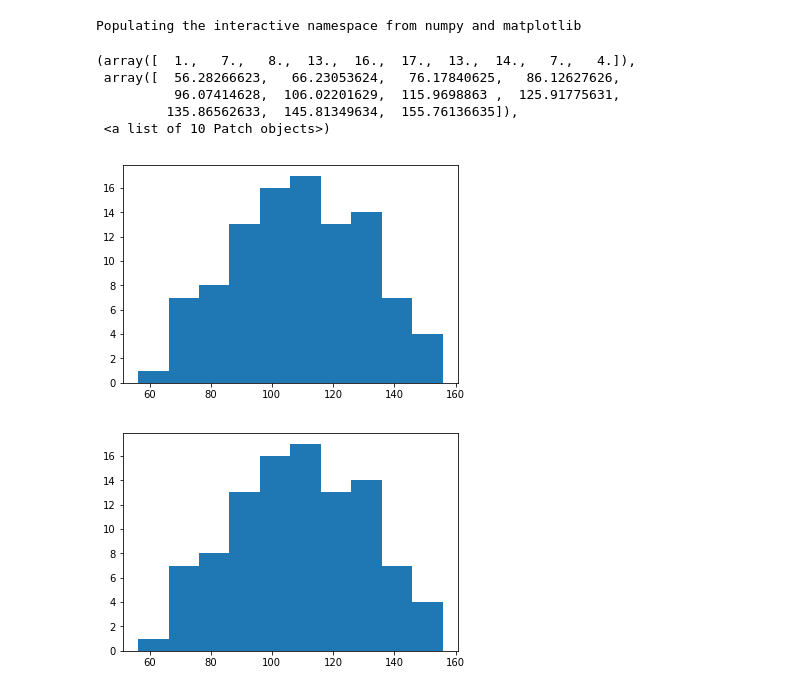
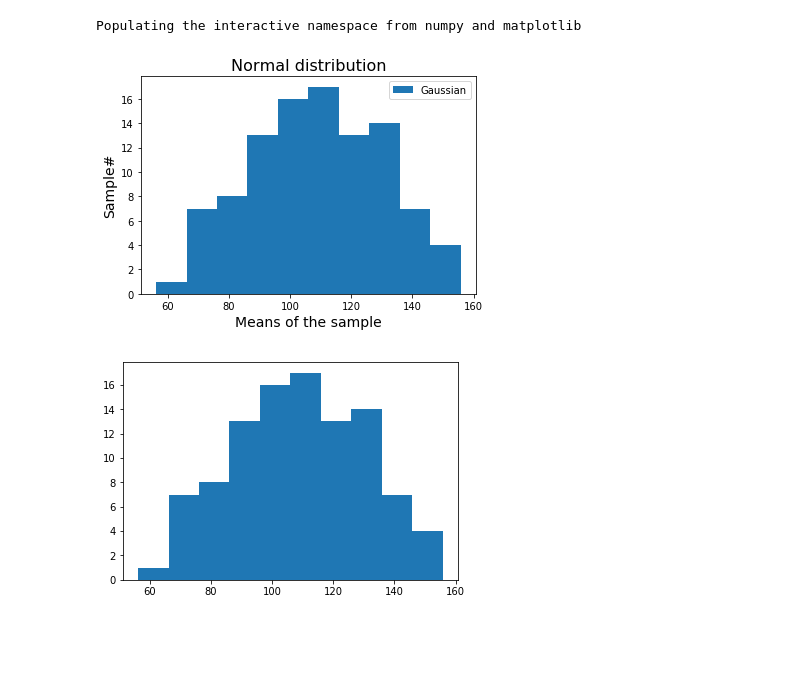
Before and after one commit to tma353/PUI2017_tma353, a Jupyter notebook: HW5_tma353/HW5_1.ipynb, the cells around one changed output. Drawn from its saved outputs; the diff is of its cells as text; code cells hidden in the pictures; blank space fills up the shorter version.

```diff
--- a/HW5_tma353/HW5_1.ipynb
+++ b/HW5_tma353/HW5_1.ipynb
@@ -17,15 +17,14 @@ sigma = 22
 N = 100
 
 norm = np.random.normal(mean, sigma, N)
-# %%
-plt.hist(norm)
-# %% [output]
-(array([  1.,   7.,   8.,  13.,  16.,  17.,  13.,  14.,   7.,   4.]),
- array([  56.28266623,   66.23053624,   76.17840625,   86.12627626,
-          96.07414628,  106.02201629,  115.9698863 ,  125.91775631,
-         135.86562633,  145.81349634,  155.76136635]),
- <a list of 10 Patch objects>)
-[figure, removed]
+# %%
+pl.hist(norm, label="Gaussian")
+pl.legend()
+pl.title("Normal distribution", size = 16)
+pl.xlabel('Means of the sample', size = 14);
+pl.ylabel('Sample#', size = 14);
+# %% [output]
+[figure, added]
 # %%
 pl.hist(norm);
 # %% [output]
```
Also changed, not shown: parts of 6 cells of this notebook.
